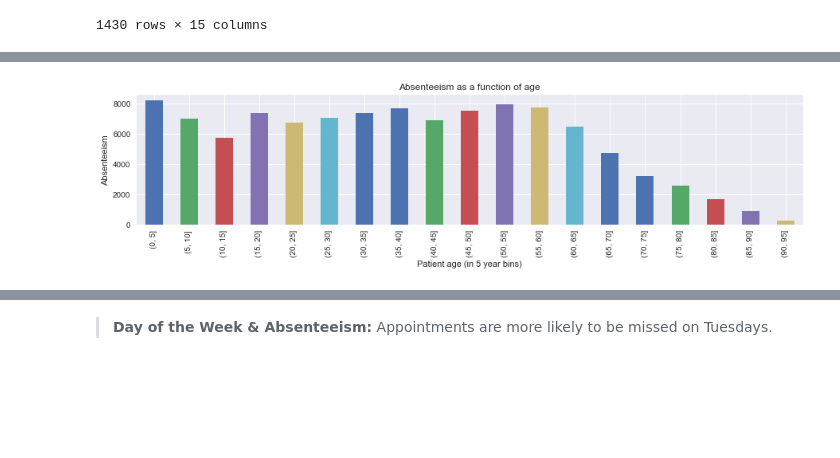
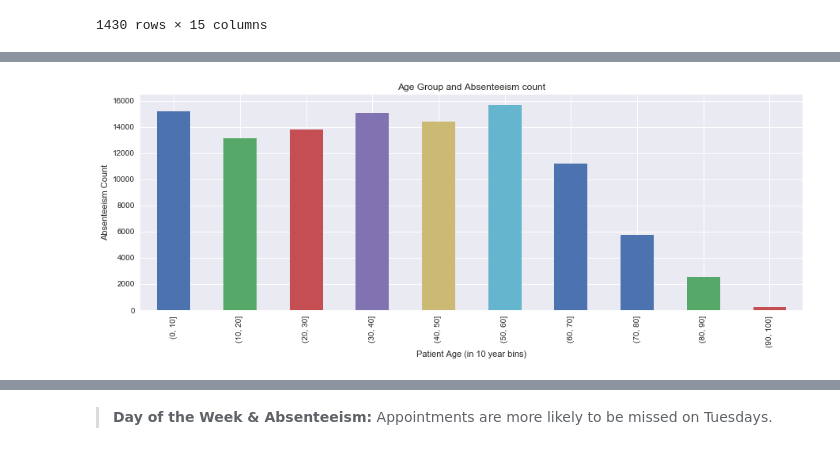
Before and after one commit to IreneFlorez/medical-data-analysis, a Jupyter notebook: Missed_Appointments.ipynb, the cells around one changed output, grey strips where cells are left out. Cells and saved outputs as stored; diff of their text form; code cells hidden in the pictures; blank space fills up the shorter version.

```diff
--- a/Missed_Appointments.ipynb
+++ b/Missed_Appointments.ipynb
@@ -283,3 +312,7 @@ df['week_day'] = pd.to_datetime(df['appointment_day']).apply(lambda x: x.isoweek
+# %%
+#Creating the age_bins
+bins = [0, 10, 20, 30, 40, 50, 60, 70, 80, 90, 100]
+df['age_bins'] = pd.cut(df['age'], bins)
 # %% [markdown]
 <a id='eda'></a>
 ## Exploratory analysis
@@ -384,2 +440,0 @@ df['absenteeism'].value_counts().plot(kind='bar');
-# %%
-df['total_missed_appointments'] = df.groupby('patient_id')['absenteeism'].apply(lambda x: x.cumsum())
@@ -517,8 +568,8 @@ df.head()
 # %%
 df_age = df[['absenteeism', 'age_bins']].groupby('age_bins').count()
-plot_title = 'Absenteeism as a function of age'
-ax = df_age['absenteeism'].plot(kind='bar', figsize=(15, 3), title=plot_title)
-ax.set_ylabel('Absenteeism')
-ax.set_xlabel('Patient age (in 5 year bins)');
+plot_title = 'Age Group and Absenteeism count'
+ax = df_age['absenteeism'].plot(kind='bar', figsize=(15, 5), title=plot_title)
+ax.set_ylabel('Absenteeism Count')
+ax.set_xlabel('Patient Age (in 10 year bins)');
 # %% [output]
-[figure, old version]
+[figure, new version]
```
Also changed, not shown: parts of 60 cells of this notebook.
